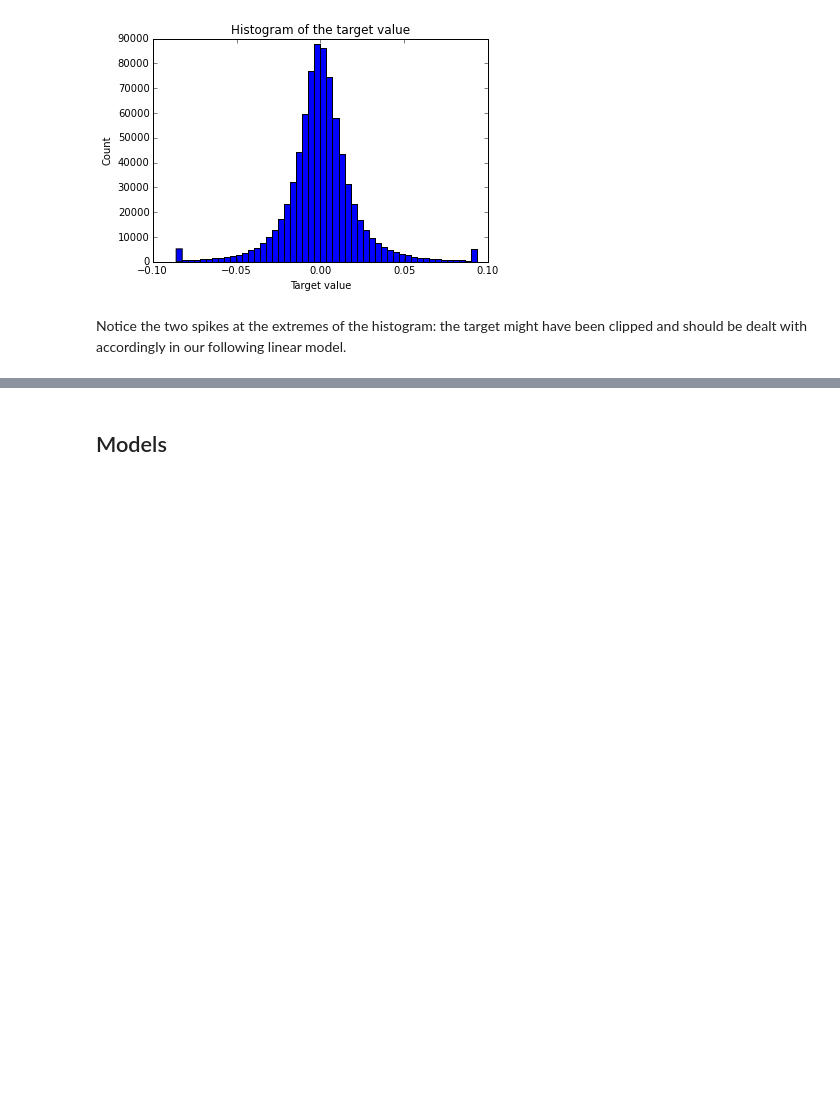
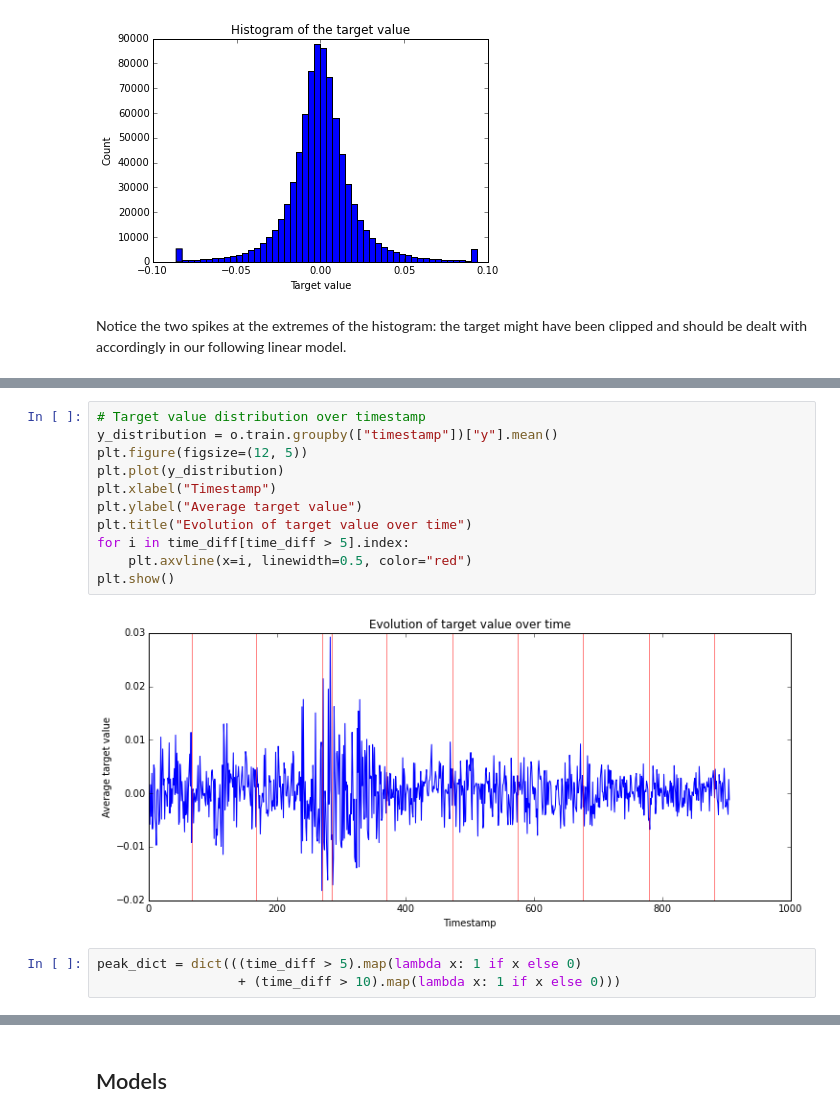
Before and after one commit to anthonyhu/twosigma-LETH-Al, a Jupyter notebook: Two Sigmas Challenge.ipynb, the cells around one changed output, grey strips where cells are left out. Cells and saved outputs as stored; diff of their text form; blank space fills up the shorter version.

```diff
--- a/Two Sigmas Challenge.ipynb
+++ b/Two Sigmas Challenge.ipynb
@@ -91,0 +142,16 @@ Notice the two spikes at the extremes of the histogram: the target might have be
+# %%
+# Target value distribution over timestamp
+y_distribution = o.train.groupby(["timestamp"])["y"].mean()
+plt.figure(figsize=(12, 5))
+plt.plot(y_distribution)
+plt.xlabel("Timestamp")
+plt.ylabel("Average target value")
+plt.title("Evolution of target value over time")
+for i in time_diff[time_diff > 5].index:
+    plt.axvline(x=i, linewidth=0.5, color="red")
+plt.show()
+# %% [output]
+[figure, added]
+# %%
+peak_dict = dict(((time_diff > 5).map(lambda x: 1 if x else 0)
+                  + (time_diff > 10).map(lambda x: 1 if x else 0)))
```
Also changed, not shown: parts of 14 cells of this notebook.
